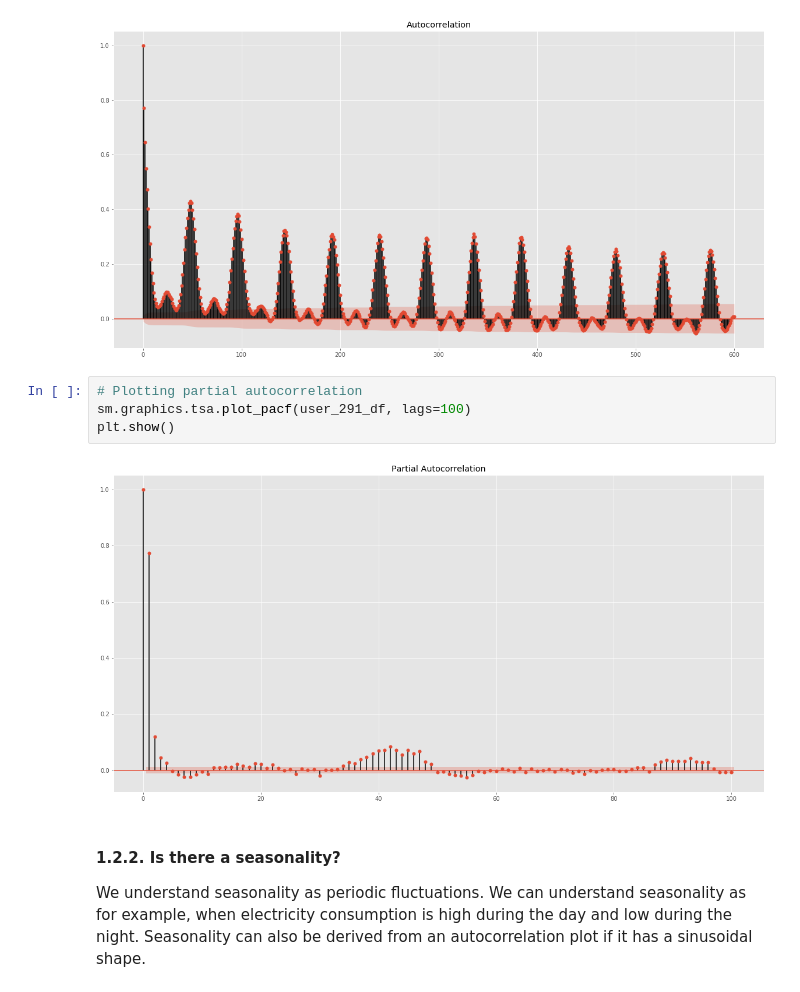
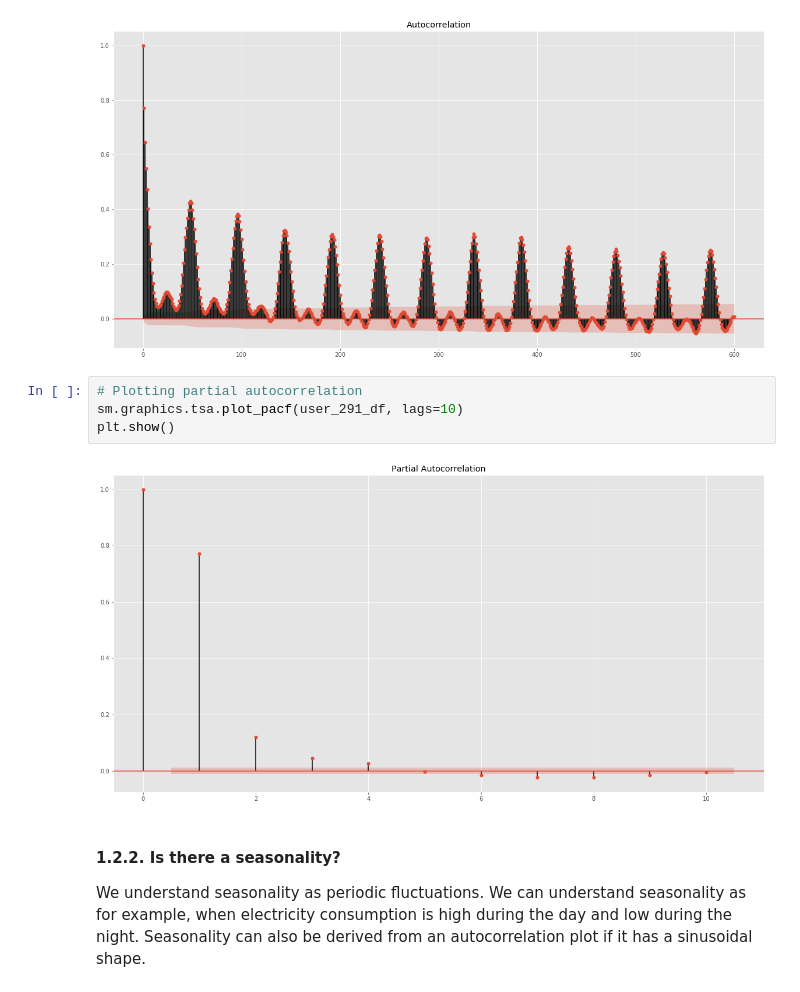
Before and after one commit to wobniarin/Project-Week-8-Final-Project, a Jupyter notebook: your-project/2.JupyterNotebooks/1_Data_Analysis_ML_Model.ipynb, the cells around one changed output. Cells and saved outputs as stored; diff of their text form.

```diff
--- a/your-project/2.JupyterNotebooks/1_Data_Analysis_ML_Model.ipynb
+++ b/your-project/2.JupyterNotebooks/1_Data_Analysis_ML_Model.ipynb
@@ -161,10 +166,10 @@ plt.show()
 [figure]
 # %%
 # Plotting partial autocorrelation
-sm.graphics.tsa.plot_pacf(user_291_df, lags=100)
+sm.graphics.tsa.plot_pacf(user_291_df, lags=10)
 plt.show()
 # %% [output]
-[figure, old version]
+[figure, new version]
 # %% [markdown]
 #### 1.2.2. Is there a seasonality?
 We understand seasonality as periodic fluctuations. We can understand seasonality as for example, when electricity consumption is high during the day and low during the night. Seasonality can also be derived from an autocorrelation plot if it has a sinusoidal shape.
```
Also changed, not shown: parts of 19 cells of this notebook, 1 other file.
